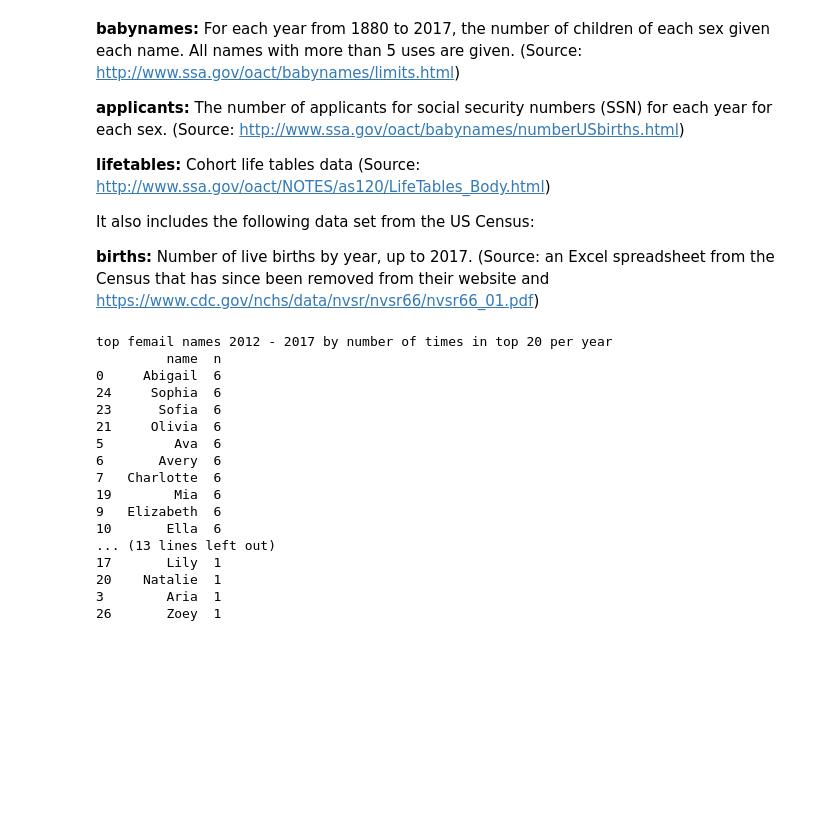
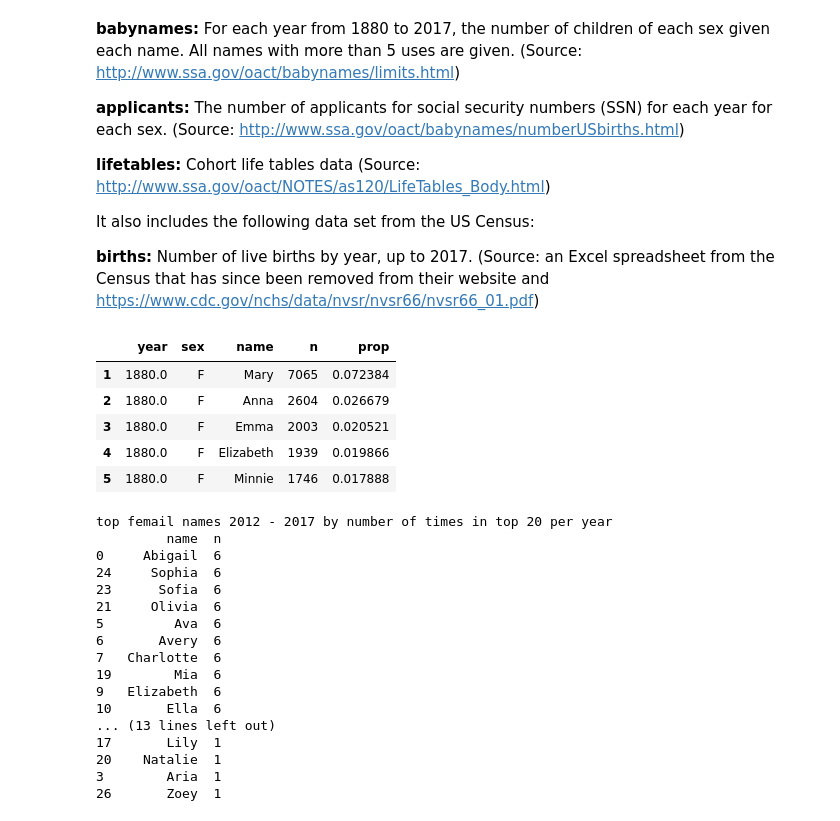
Before and after one commit to magic-lantern/forecasting, a Jupyter notebook: baby_name_analysis.ipynb, the cells around one changed output. Cells and saved outputs as stored; diff of their text form; code cells hidden in the pictures; blank space fills up the shorter version.

```diff
--- a/baby_name_analysis.ipynb
+++ b/baby_name_analysis.ipynb
@@ -63,3 +79,12 @@ orig_df = bn.__rdata__.fetch('babynames')['babynames']
+# %%
+orig_df.head()
+# %% [output]
+|  | year | sex | name | n | prop |
+| 1 | 1880.0 | F | Mary | 7065 | 0.072384 |
+| 2 | 1880.0 | F | Anna | 2604 | 0.026679 |
+| 3 | 1880.0 | F | Emma | 2003 | 0.020521 |
+| 4 | 1880.0 | F | Elizabeth | 1939 | 0.019866 |
+| 5 | 1880.0 | F | Minnie | 1746 | 0.017888 |
 # %%
 # only want to look at more recent trends
 df = orig_df[orig_df.year >= 1990].copy()
```
Also changed, not shown: parts of 15 cells of this notebook, 3 other files.
